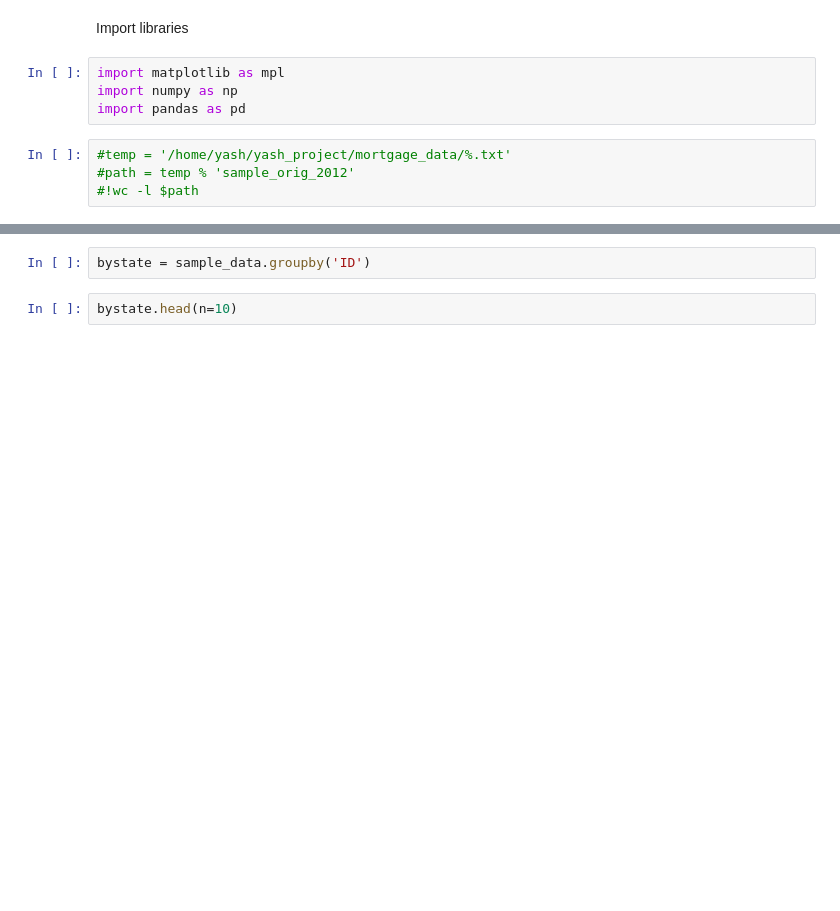
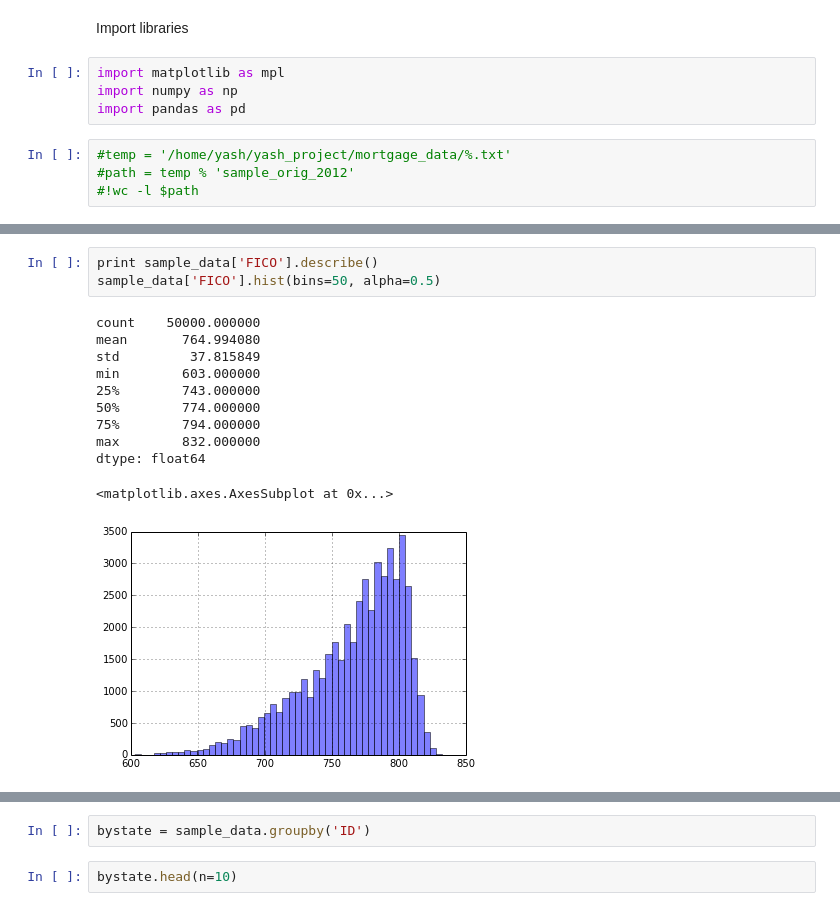
Before and after one commit to tianhuil/dataprojects, a Jupyter notebook: yash/mortgage_data.ipynb, the cells around one changed output, grey strips where cells are left out. Drawn from its saved outputs; the diff is of its cells as text; blank space fills up the shorter version.

```diff
--- a/yash/mortgage_data.ipynb
+++ b/yash/mortgage_data.ipynb
@@ -50 +55,16 @@ sample_data.head(n=10)
 10 rows × 25 columns
+# %%
+print sample_data['FICO'].describe()
+sample_data['FICO'].hist(bins=50, alpha=0.5)
+# %% [output]
+count    50000.000000
+mean       764.994080
+std         37.815849
+min        603.000000
+25%        743.000000
+50%        774.000000
+75%        794.000000
+max        832.000000
+dtype: float64
+<matplotlib.axes.AxesSubplot at 0x...>
+[figure, added]
```
Also changed, not shown: parts of 5 cells of this notebook.
